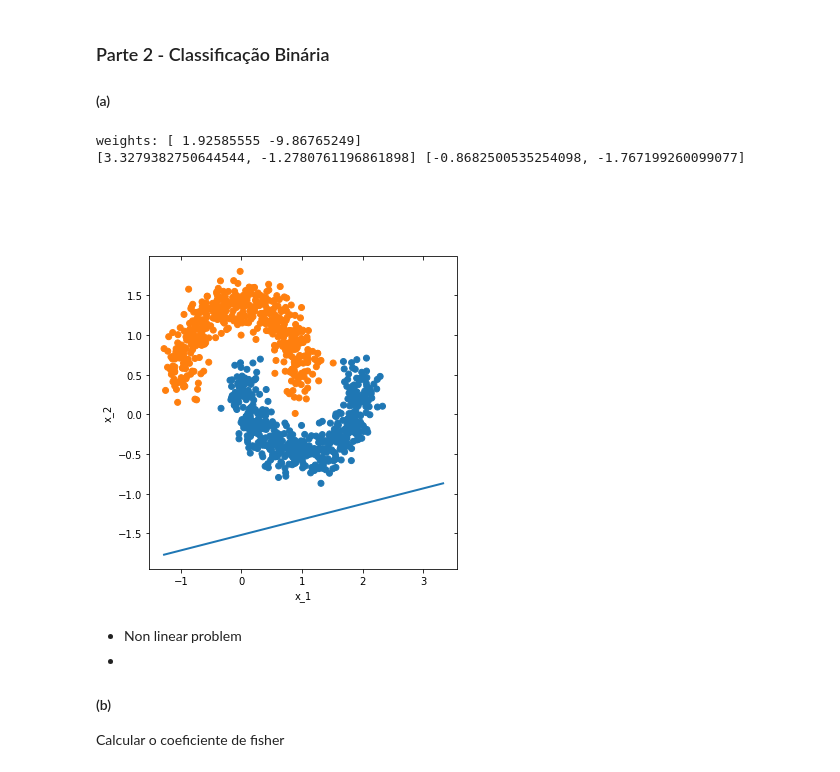
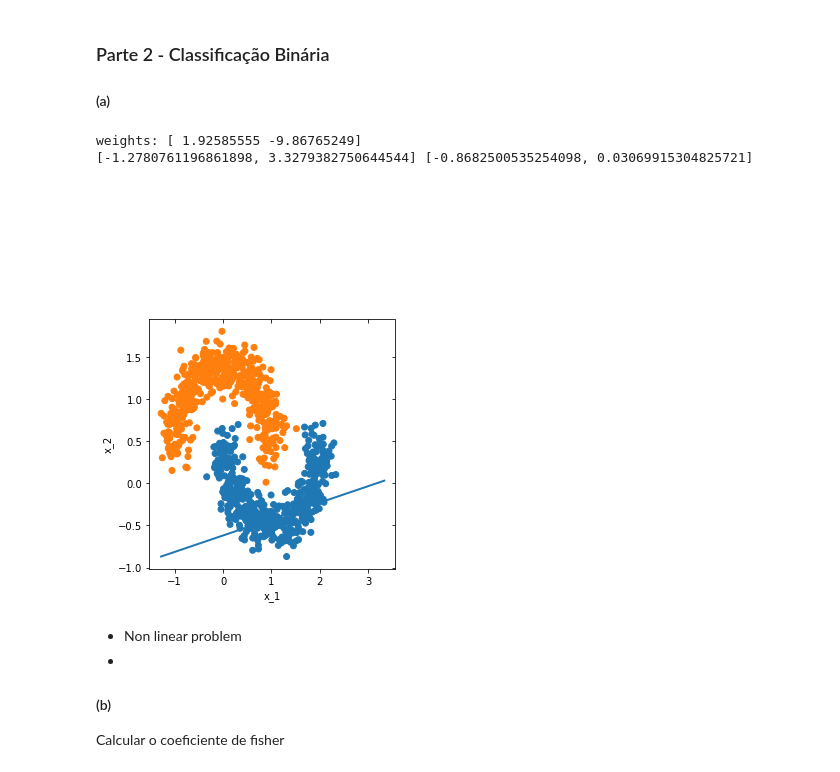
Before and after one commit to seoruosa/ia006_aprendizado-de-maquina_feec-unicamp, a Jupyter notebook: EFC/EFC2/Computacional.ipynb, the cells around one changed output. Cells and saved outputs as stored; diff of their text form; code cells hidden in the pictures.

```diff
--- a/EFC/EFC2/Computacional.ipynb
+++ b/EFC/EFC2/Computacional.ipynb
@@ -7,38 +7,39 @@ import pandas as pd
 import seaborn as sns
 import numpy as np
 import matplotlib.pyplot as plt
 
 from sklearn.discriminant_analysis import LinearDiscriminantAnalysis
 
 data = pd.read_csv('two_moons.csv',index_col=0)
 
 %matplotlib inline
 
 X = data[['x_1','x_2']].values
 y = data.y.values
 
 y_unique = data.y.unique()
 replace_map_comp = {k: v for k,v in zip(y_unique,sns.color_palette(n_colors=len(y_unique)))}
 colors = [replace_map_comp[a] for a in data.y.values]
 
 
 
-lda = LinearDiscriminantAnalysis()
+lda = LinearDiscriminantAnalysis(n_components=1)
 lda.fit(X,y)
+X_lda = lda.transform(X)
 
 coef = lda.coef_[0]
-x_0 = [max(data.x_1)+1, min(data.x_1)]
+x_0 = [min(data.x_1), max(data.x_1)+1]
 y_0 = [min(data.x_2), min(data.x_2) - (x_0[1]-x_0[0])*coef[0]/coef[1]]
 print("weights: %s" % coef)
 print("%s %s" %(x_0,y_0))
 
-grid = sns.JointGrid(data.x_1, data.x_2, space=0, height=6)
+grid = sns.JointGrid(data.x_1, data.x_2, space=0, height=6, size=6, ratio=2)
 grid.plot_joint(plt.scatter, color=colors)
 f = plt.plot(x_0, y_0, linewidth=2)
 # %% [output]
 weights: [ 1.92585555 -9.86765249]
-[3.3279382750644544, -1.2780761196861898] [-0.8682500535254098, -1.767199260099077]
+[-1.2780761196861898, 3.3279382750644544] [-0.8682500535254098, 0.03069915304825721]
-[figure, old version]
+[figure, new version]
 # %% [markdown]
 * Non linear problem
 *
```
Also changed, not shown: parts of 1 cell of this notebook.
